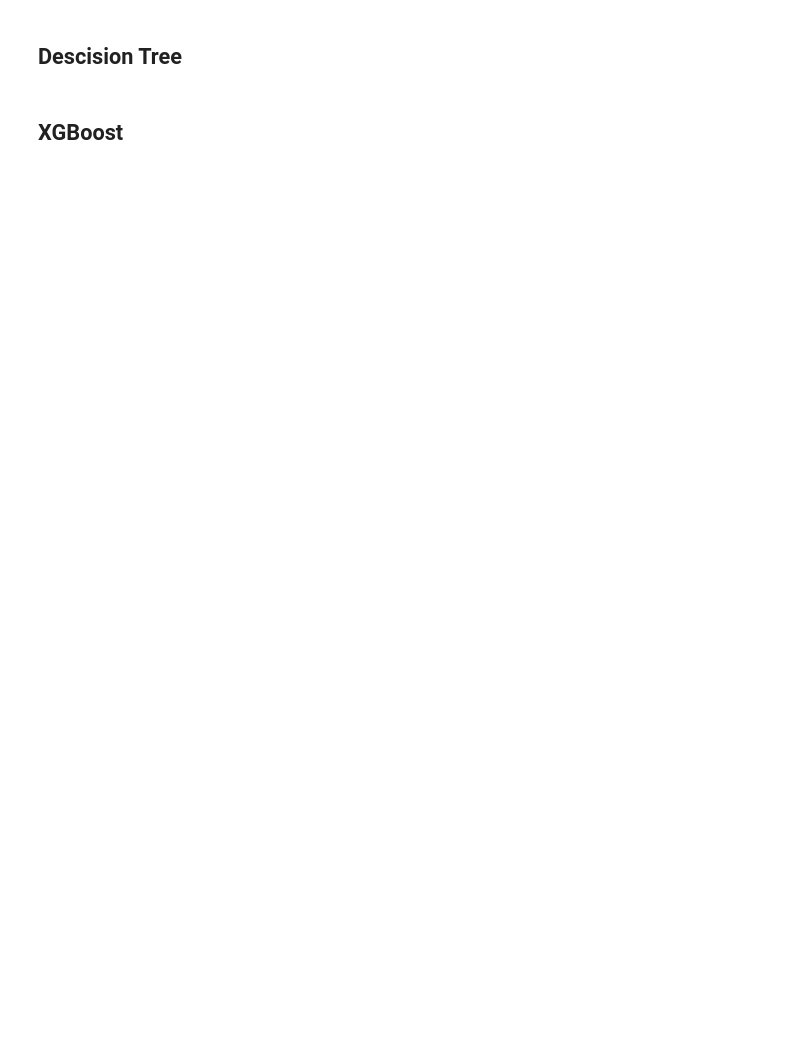
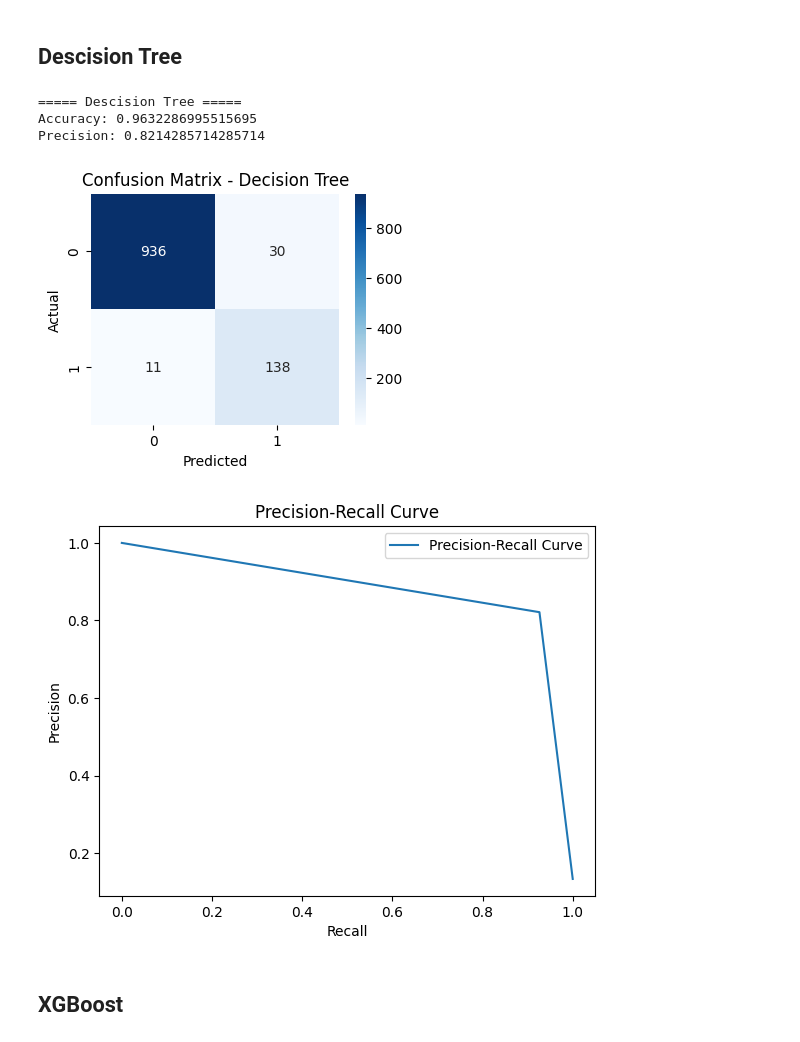
Before and after one commit to ninacunha/BERT-vs-TFIDF-TextClassification, a Jupyter notebook: Final.ipynb, the cells around one changed output. Cells and saved outputs as stored; diff of their text form; code cells hidden in the pictures; blank space fills up the shorter version.

Commit message:
final graphs

```diff
--- a/Final.ipynb
+++ b/Final.ipynb
@@ -600,32 +599,38 @@ plt.show()
 # %%
 DescTreeBERT = DecisionTreeClassifier(class_weight='balanced', max_depth=10, min_samples_split=2, random_state=42)
 
 DescTreeBERT.fit(train_features, y_train)
-y_pred_DescTreeBERT = DescTreeBERT.predict(train_features)
+y_pred_DescTreeBERT = DescTreeBERT.predict(test_features)
 
 acc_DescTreeBERT = accuracy_score(y_test, y_pred_DescTreeBERT)
 prec_DescTreeBERT = precision_score(y_test, y_pred_DescTreeBERT)
 
 print(f"\n===== Descision Tree =====")
 print("Accuracy:", acc_DescTreeBERT)
 print("Precision:", prec_DescTreeBERT)
 
 # Heatmap
 cm = confusion_matrix(y_test, y_pred_DescTreeBERT)
 plt.figure(figsize=(4, 3))
 sns.heatmap(cm, annot=True, fmt="d", cmap="Blues")
 plt.title(f"Confusion Matrix - Decision Tree")
 plt.xlabel("Predicted")
 plt.ylabel("Actual")
 plt.show()
 
 precision, recall, _ = precision_recall_curve(y_test, y_pred_DescTreeBERT)
 plt.plot(recall, precision, label="Precision-Recall Curve")
 plt.xlabel("Recall")
 plt.ylabel("Precision")
 plt.title("Precision-Recall Curve")
 plt.legend()
 plt.show()
+# %% [output]
+===== Descision Tree =====
+Accuracy: 0.9632286995515695
+Precision: 0.8214285714285714
+[figure, added]
+[figure, added]
 # %% [markdown]
 ## XGBoost
 # %%
```
Also changed, not shown: parts of 10 cells of this notebook.
